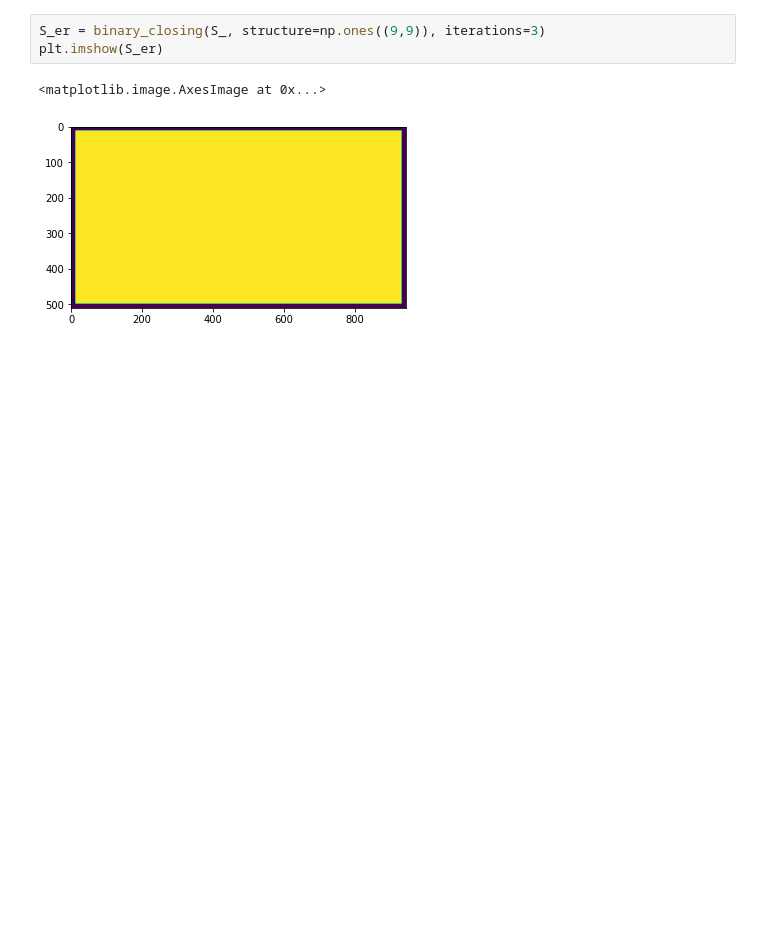
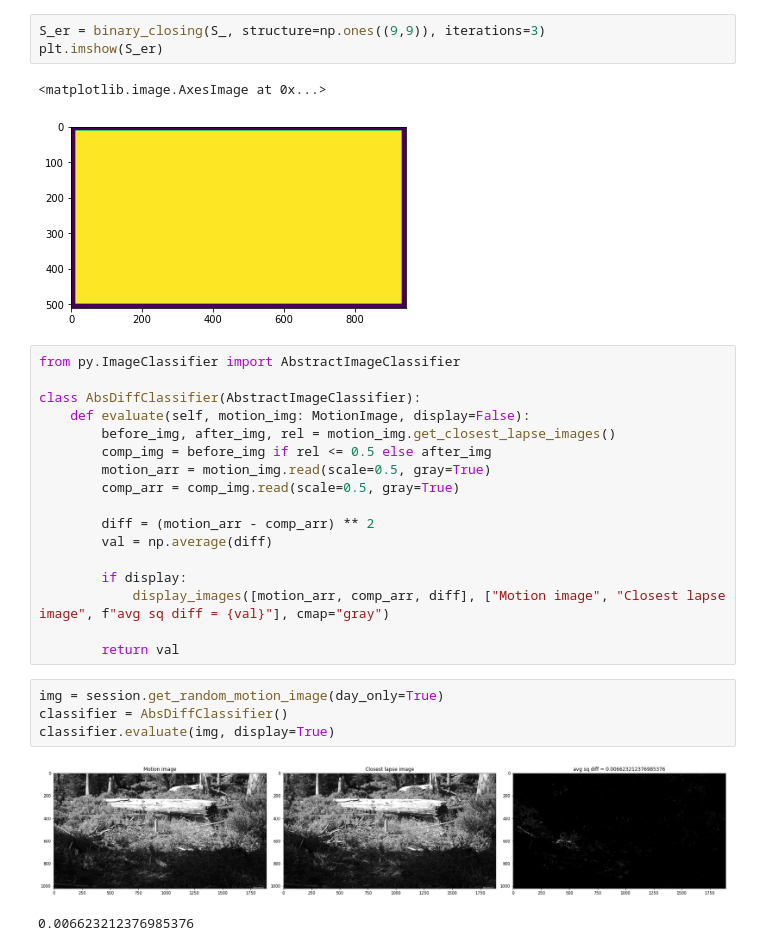
Before and after one commit to kleincode/camera-trap-anomaly-detection, a Jupyter notebook: frame_differencing.ipynb, the cells around one changed output. Cells and saved outputs as stored; diff of their text form; blank space fills up the shorter version.

```diff
--- a/frame_differencing.ipynb
+++ b/frame_differencing.ipynb
@@ -93,3 +107,27 @@ plt.imshow(S_er)
 # %% [output]
 <matplotlib.image.AxesImage at 0x...>
 [figure]
+# %%
+from py.ImageClassifier import AbstractImageClassifier
+
+class AbsDiffClassifier(AbstractImageClassifier):
+    def evaluate(self, motion_img: MotionImage, display=False):
+        before_img, after_img, rel = motion_img.get_closest_lapse_images()
+        comp_img = before_img if rel <= 0.5 else after_img
+        motion_arr = motion_img.read(scale=0.5, gray=True)
+        comp_arr = comp_img.read(scale=0.5, gray=True)
+
+        diff = (motion_arr - comp_arr) ** 2
+        val = np.average(diff)
+
+        if display:
+            display_images([motion_arr, comp_arr, diff], ["Motion image", "Closest lapse image", f"avg sq diff = {val}"], cmap="gray")
+
+        return val
+# %%
+img = session.get_random_motion_image(day_only=True)
+classifier = AbsDiffClassifier()
+classifier.evaluate(img, display=True)
+# %% [output]
+[figure, added]
+0.006623212376985376
```
Also changed, not shown: parts of 15 cells of this notebook, 6 other files.
